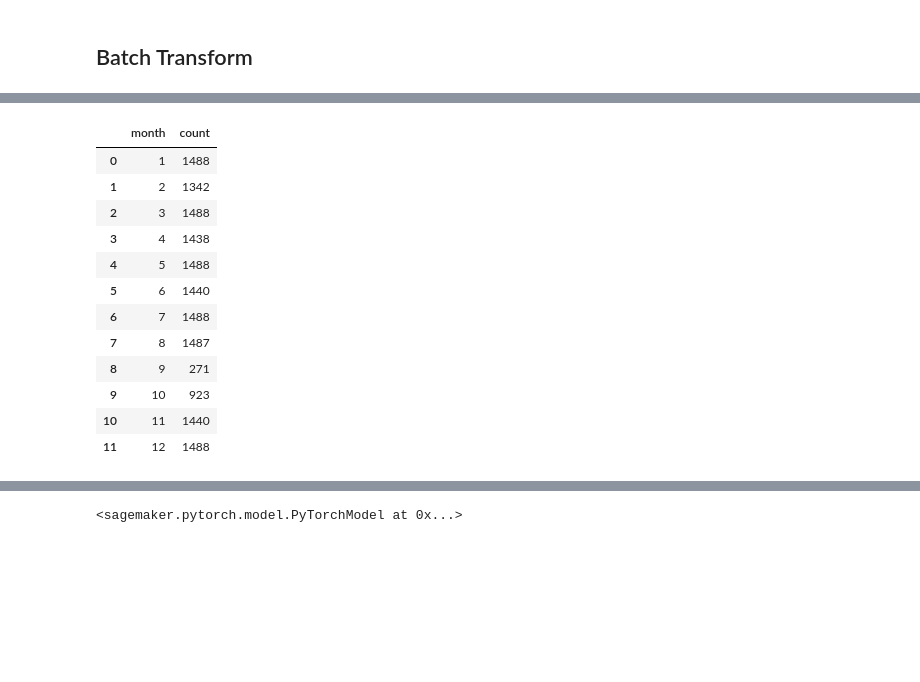
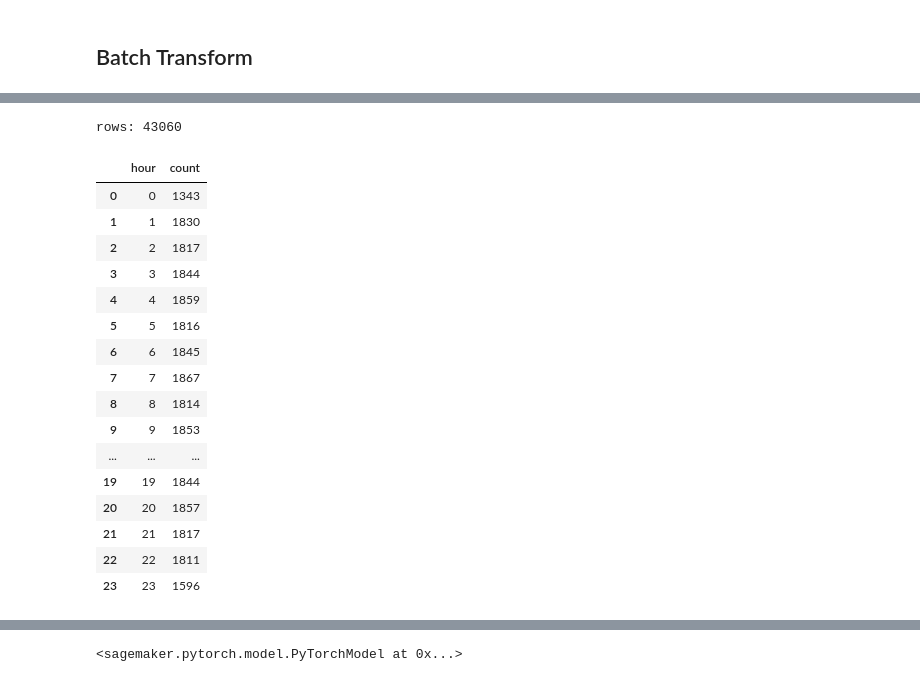
Before and after one commit to EcoSHEDS/fpe-model, a Jupyter notebook: fpe-rank-sagemaker-usgs.ipynb, the cells around one changed output, grey strips where cells are left out. Drawn from its saved outputs; the diff is of its cells as text; code cells hidden in the pictures; blank space fills up the shorter version.

```diff
--- a/fpe-rank-sagemaker-usgs.ipynb
+++ b/fpe-rank-sagemaker-usgs.ipynb
@@ -172,0 +150,4 @@ filtered rows: 15781
+# %%
+with open(f"{site_dir}/data/station.json", "r") as f:
+    station = json.load(f)
+station
@@ -173,20 +190,28 @@ filtered rows: 15781
+# %%
+transform_images_file = f"{model_dir}/input/images.csv"
+transform_images = pd.read_csv(transform_images_file)
+transform_images["timestamp"] = pd.to_datetime(transform_images["timestamp"]).dt.tz_convert(station["timezone"])
+print(f"rows: {len(transform_images)}")
+# %% [output]
+rows: 43060
 # %%
-transform_data["hour"] = transform_data["timestamp"].dt.hour
-transform_data.groupby("hour").size().reset_index(name="count")
-
-transform_data["month"] = transform_data["timestamp"].dt.month
-transform_data.groupby("month").size().reset_index(name="count")
+transform_images["hour"] = transform_images["timestamp"].dt.hour
+transform_images.groupby("hour").size().reset_index(name="count")
 # %% [output]
-|  | month | count |
-| 0 | 1 | 1488 |
-| 1 | 2 | 1342 |
-| 2 | 3 | 1488 |
-| 3 | 4 | 1438 |
-| 4 | 5 | 1488 |
-| 5 | 6 | 1440 |
-| 6 | 7 | 1488 |
-| 7 | 8 | 1487 |
-| 8 | 9 | 271 |
-| 9 | 10 | 923 |
-| 10 | 11 | 1440 |
-| 11 | 12 | 1488 |
+|  | hour | count |
+| 0 | 0 | 1343 |
+| 1 | 1 | 1830 |
+| 2 | 2 | 1817 |
+| 3 | 3 | 1844 |
+| 4 | 4 | 1859 |
+| 5 | 5 | 1816 |
+| 6 | 6 | 1845 |
+| 7 | 7 | 1867 |
+| 8 | 8 | 1814 |
+| 9 | 9 | 1853 |
+| ... | ... | ... |
+| 19 | 19 | 1844 |
+| 20 | 20 | 1857 |
+| 21 | 21 | 1817 |
+| 22 | 22 | 1811 |
+| 23 | 23 | 1596 |
```
Also changed, not shown: parts of 30 cells of this notebook.
